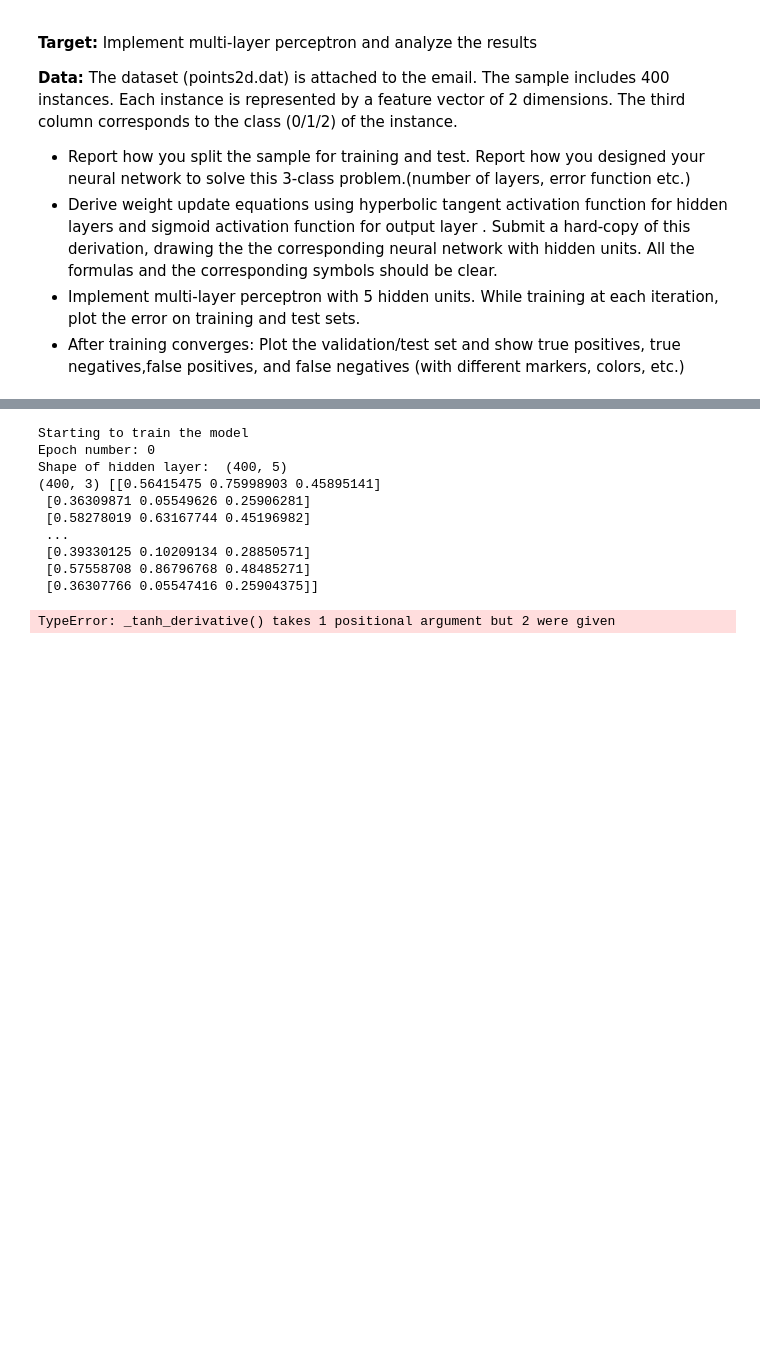
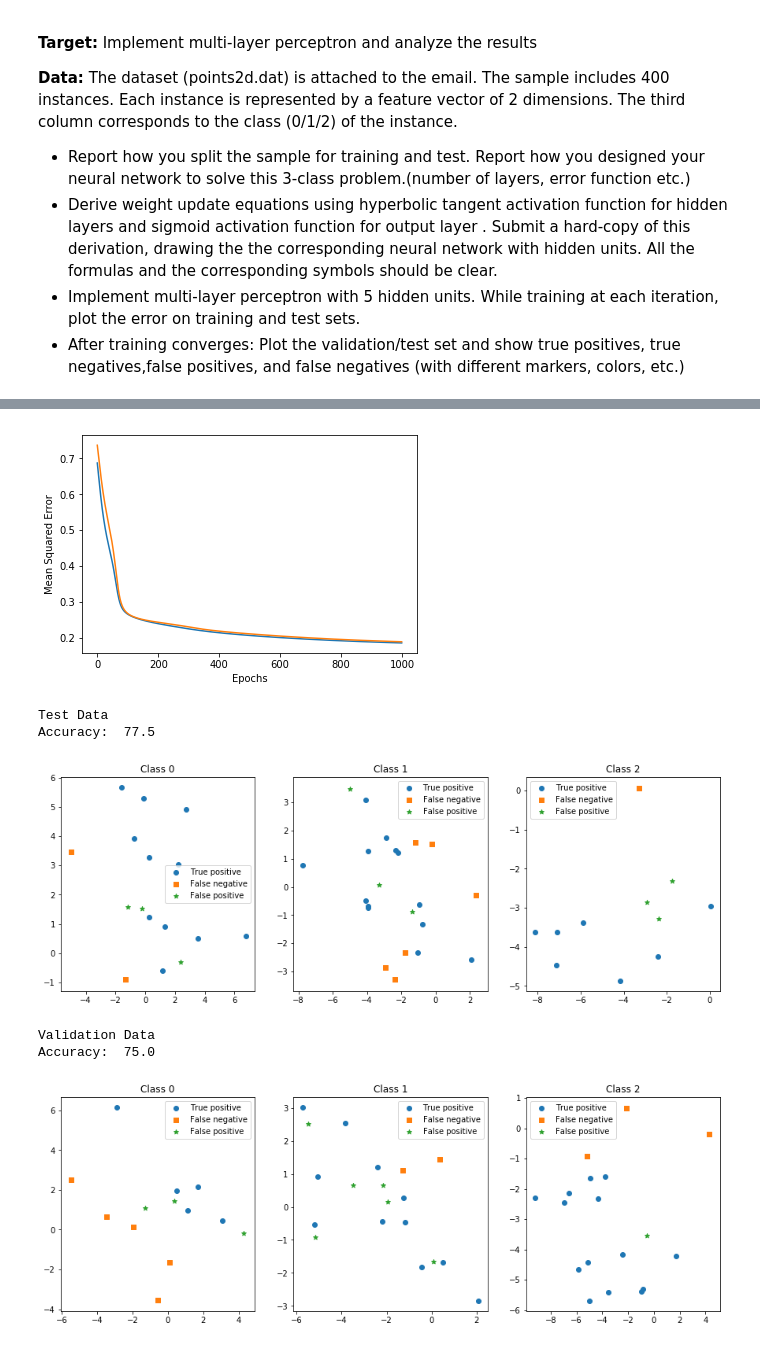
Before and after one commit to nazmicancalik/ml, a Jupyter notebook: 3/2014400207.ipynb, the cells around one changed output, grey strips where cells are left out. Saved outputs shown, nothing was run; the diff lists cells and outputs as text; code cells hidden in the pictures; blank space fills up the shorter version.

```diff
--- a/3/2014400207.ipynb
+++ b/3/2014400207.ipynb
@@ -123,15 +237,19 @@ class MLP:
 # %%
-mlp = MLP(data,feature_count=2,hidden_count=5,output_count=3)
-mlp.train(epoch_count=1)
+mlp = MLP(data,validation,test,feature_count=2,hidden_count=5,output_count=3)
+mlp.train(epoch_count=1000,learning_rate=0.001)
+
+print("Test Data")
+test_output = mlp.predict(test)
+plot_errors(test, test_output)
+
+print("Validation Data")
+validation_output = mlp.predict(validation)
+plot_errors(validation, validation_output)
 # %% [output]
+[figure, added]
-Starting to train the model
-Epoch number: 0
-Shape of hidden layer:  (400, 5)
-(400, 3) [[0.56415475 0.75998903 0.45895141]
- [0.36309871 0.05549626 0.25906281]
- [0.58278019 0.63167744 0.45196982]
- ...
- [0.39330125 0.10209134 0.28850571]
- [0.57558708 0.86796768 0.48485271]
- [0.36307766 0.05547416 0.25904375]]
+Test Data
+Accuracy:  77.5
+[figure, added]
-TypeError: _tanh_derivative() takes 1 positional argument but 2 were given
+Validation Data
+Accuracy:  75.0
+[figure, added]
```
Also changed, not shown: parts of 3 cells of this notebook.
